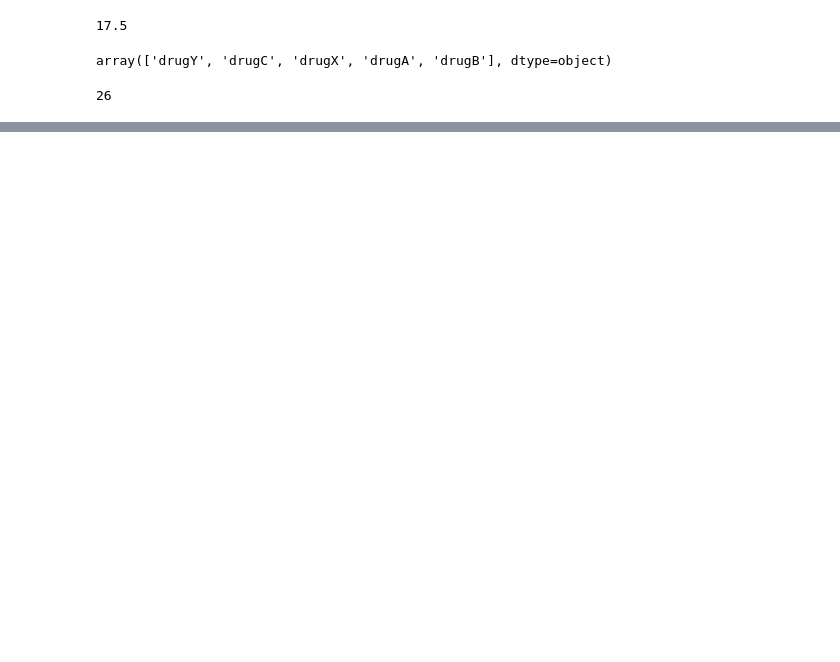
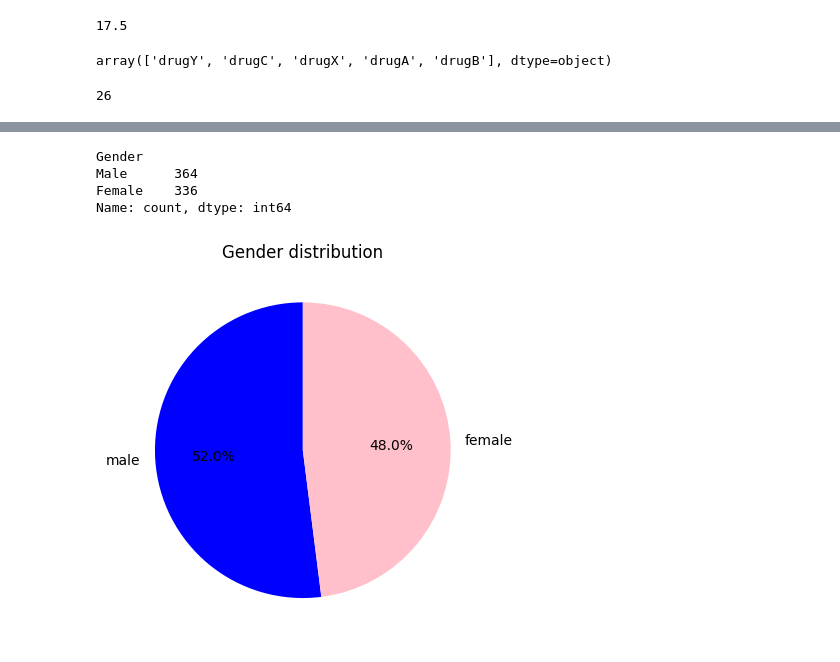
Before and after one commit to SQUADE-Rise-Of-Fallen/PMRP, a Jupyter notebook: Lab/Assignment_2.ipynb, the cells around one changed output, grey strips where cells are left out. Drawn from its saved outputs; the diff is of its cells as text; code cells hidden in the pictures; blank space fills up the shorter version.

```diff
--- a/Lab/Assignment_2.ipynb
+++ b/Lab/Assignment_2.ipynb
@@ -208,0 +223,2 @@ high_chol_before_30
+# %%
+data = pd.read_csv("user_behavior_dataset.csv")
@@ -208,0 +264,19 @@ high_chol_before_30
+# %%
+# 2. Find out gender distribution in this data.
+gender_distribution = data["Gender"].value_counts()
+print(gender_distribution)
+plt.pie(
+    gender_distribution,
+    labels=["male", "female"],
+    autopct="%1.1f%%",
+    startangle=90,
+    colors=["blue", "pink"],
+)
+plt.title("Gender distribution")
+plt.show()
+# %% [output]
+Gender
+Male      364
+Female    336
+Name: count, dtype: int64
+[figure, added]
```
Also changed, not shown: parts of 6 cells of this notebook.
